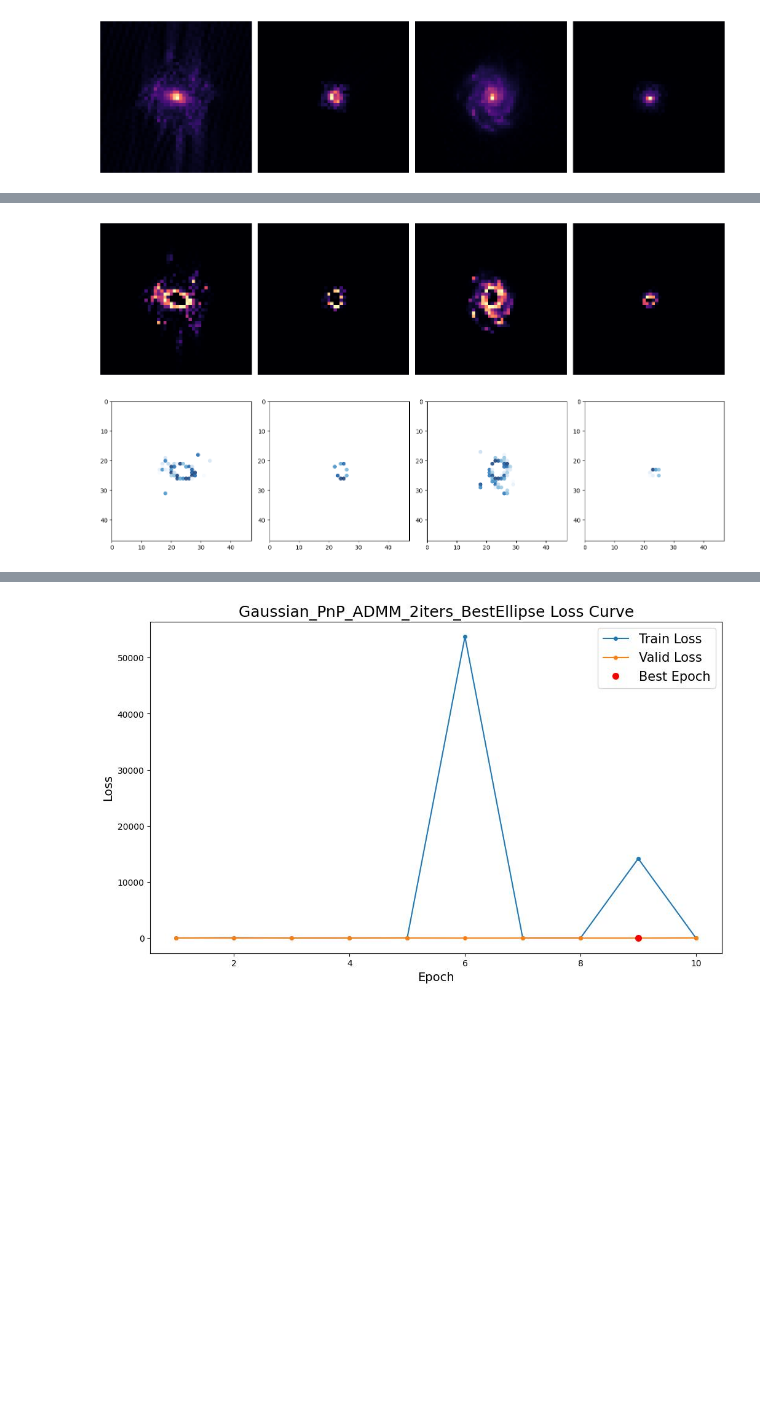
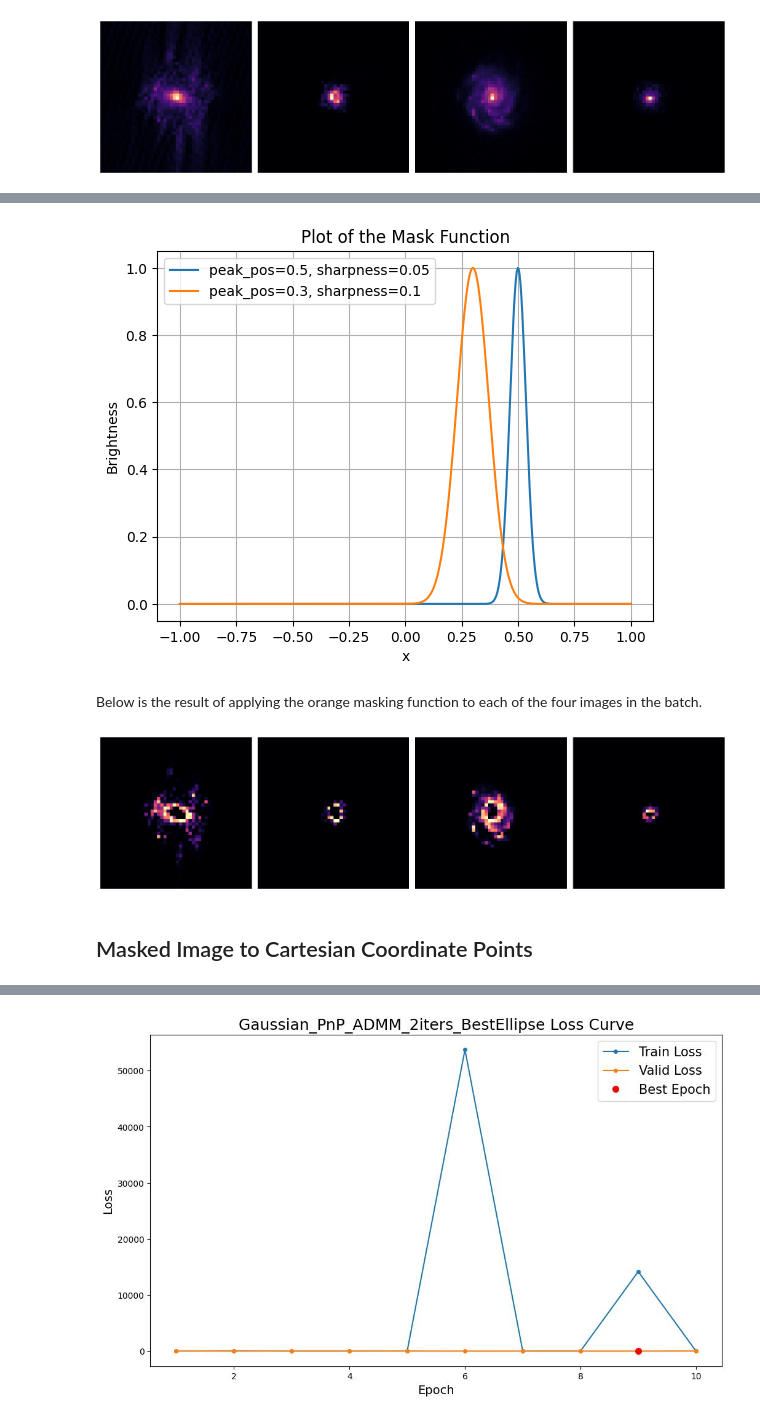
Before and after one commit to mbertagna/Galaxy-Deconv, a Jupyter notebook: final_report.ipynb, the cells around one changed output, grey strips where cells are left out. Cells and saved outputs as stored; diff of their text form; code cells hidden in the pictures; blank space fills up the shorter version.

```diff
--- a/final_report.ipynb
+++ b/final_report.ipynb
@@ -211,10 +205,28 @@ plt.show()
+# %%
+x_values = torch.linspace(-1, 1, 500)
+y_values1 = mask_batched(x_values, peak_pos=0.5, sharpness=0.05)
+y_values2 = mask_batched(x_values, peak_pos=0.3, sharpness=0.1)
+x_values_np = x_values.numpy()
+y_values_np1 = y_values1.numpy()
+y_values_np2 = y_values2.numpy()
+
+plt.plot(x_values_np, y_values_np1, label='peak_pos=0.5, sharpness=0.05')
+plt.plot(x_values_np, y_values_np2, label='peak_pos=0.3, sharpness=0.1')
+plt.xlabel('x')
+plt.ylabel('Brightness')
+plt.title('Plot of the Mask Function')
+plt.grid(True)
+plt.legend()
+plt.show()
+# %% [output]
+[figure, added]
+# %% [markdown]
+Below is the result of applying the orange masking function to each of the four images in the batch.
 # %%
-masked_image_batch = mask_batched(transform_tensor_batched(gt_batch), peak_pos=0.3)
+masked_image_batch = mask_batched(transform_tensor_batched(gt_batch), peak_pos=0.3, sharpness=0.1)
 plot_batched_images(masked_image_batch)
 plt.show()
-points, weights = mask_to_points_and_weights_batched(masked_image_batch)
-plot_batched_points(points, weights)
-plt.show()
 # %% [output]
 [figure]
-[figure, removed]
+# %% [markdown]
+## Masked Image to Cartesian Coordinate Points
```
Also changed, not shown: parts of 60 cells of this notebook, 7 other files.
